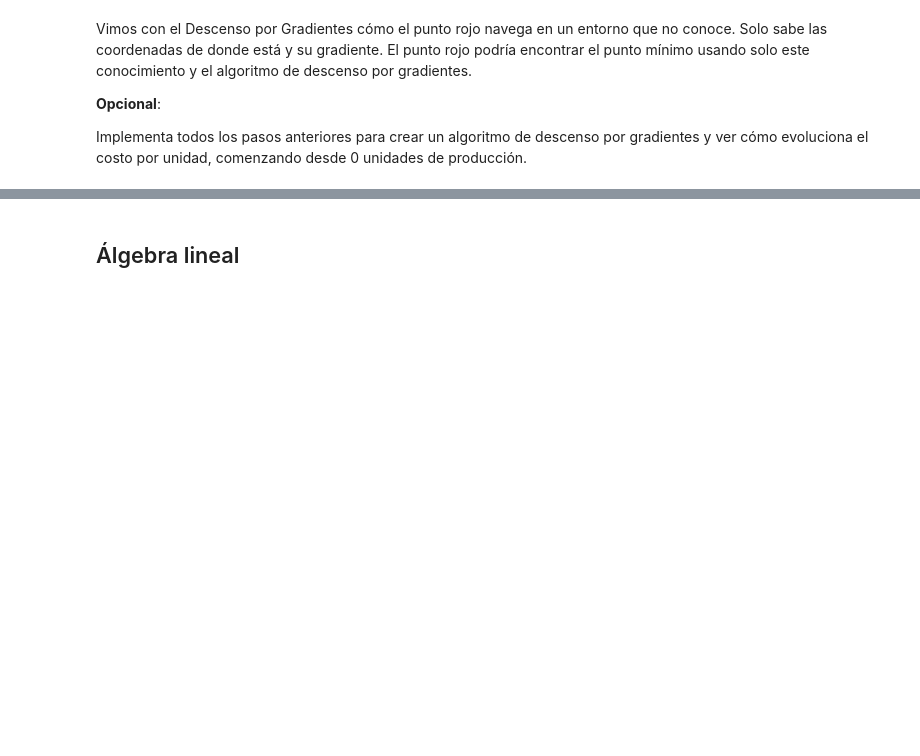
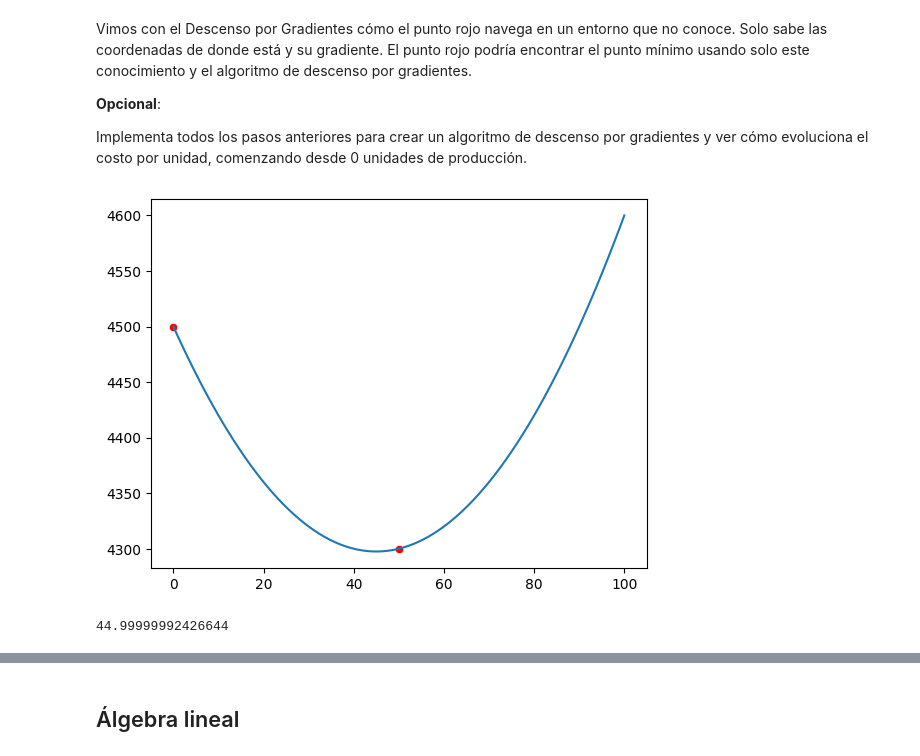
Before and after one commit to aristi95/calculus-and-algebra-problems-with-python, a Jupyter notebook: notebook/problems.es.ipynb, the cells around one changed output, grey strips where cells are left out. Saved outputs shown, nothing was run; the diff lists cells and outputs as text; code cells hidden in the pictures; blank space fills up the shorter version.

```diff
--- a/notebook/problems.es.ipynb
+++ b/notebook/problems.es.ipynb
@@ -288,3 +294,31 @@ Vimos con el Descenso por Gradientes cómo el punto rojo navega en un entorno qu
 **Opcional**:
 
 Implementa todos los pasos anteriores para crear un algoritmo de descenso por gradientes y ver cómo evoluciona el costo por unidad, comenzando desde 0 unidades de producción.
+# %%
+import numpy as np
+import seaborn as sns
+
+def g(x):
+    return 0.1*x**2-9*x+4500
+
+def dg(x):
+    return 0.2*x-9
+
+def visualize(f, x=None):
+
+    xArray = np.linspace(0, 100, 100)
+    yArray = f(xArray)
+    sns.lineplot(x=xArray, y=yArray)
+
+    if x is not None:
+        assert type(x) in [np.ndarray, list] # x debería ser un array de numpy o una lista
+        if type(x) is list: # Si es una lista, convertir en un array de numpy
+            x = np.array(x)
+
+
+        y = f(x)
+        sns.scatterplot(x=x, y=y, color='red')
+# %%
+visualize(g, x=[0, 50])
+# %% [output]
+[figure, added]
@@ -290,0 +350,6 @@ Implementa todos los pasos anteriores para crear un algoritmo de descenso por gr
+# %%
+x = 0
+x, collectedXs = gradient_descent(x, nsteps=1000)
+print(x)
+# %% [output]
+44.99999992426644
```
Also changed, not shown: parts of 9 cells of this notebook.
